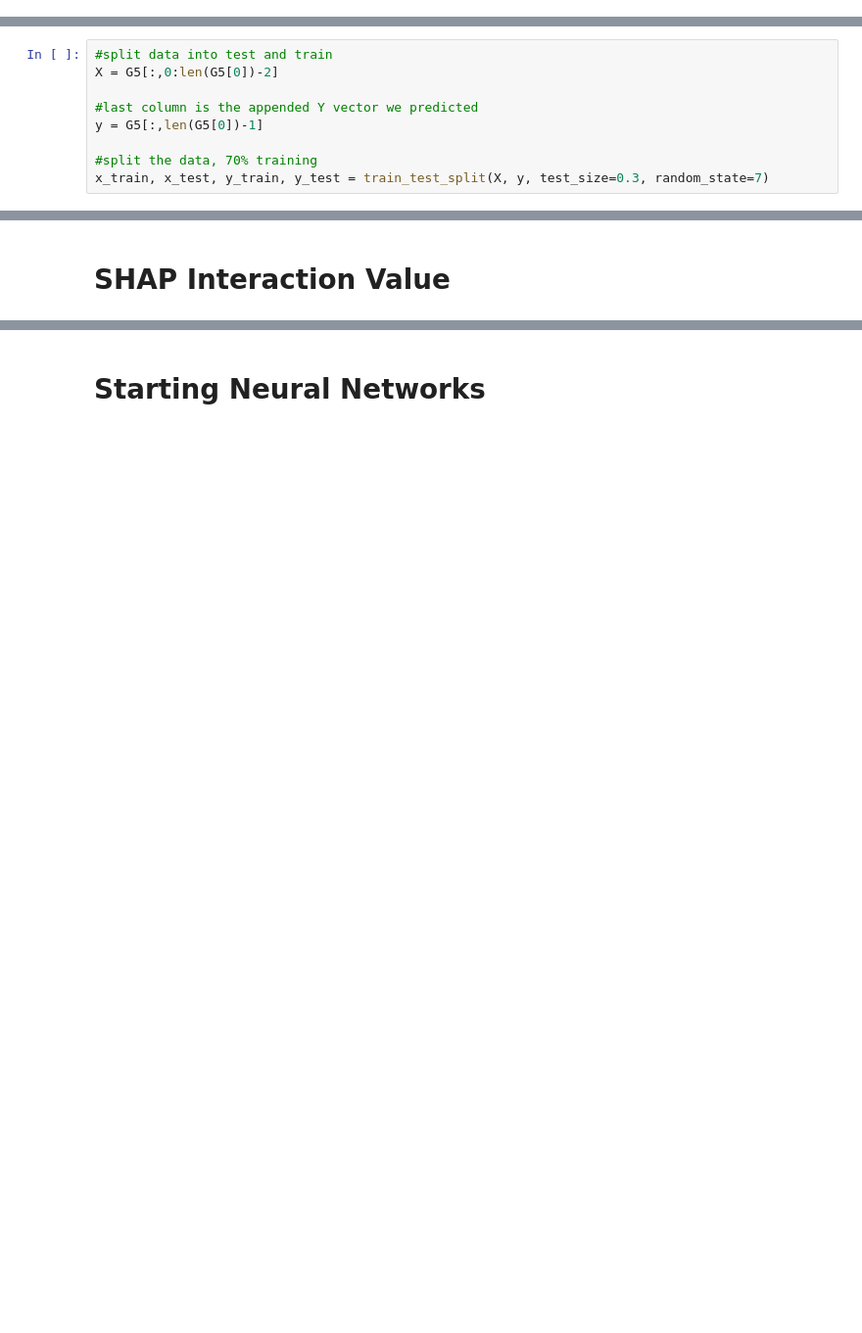
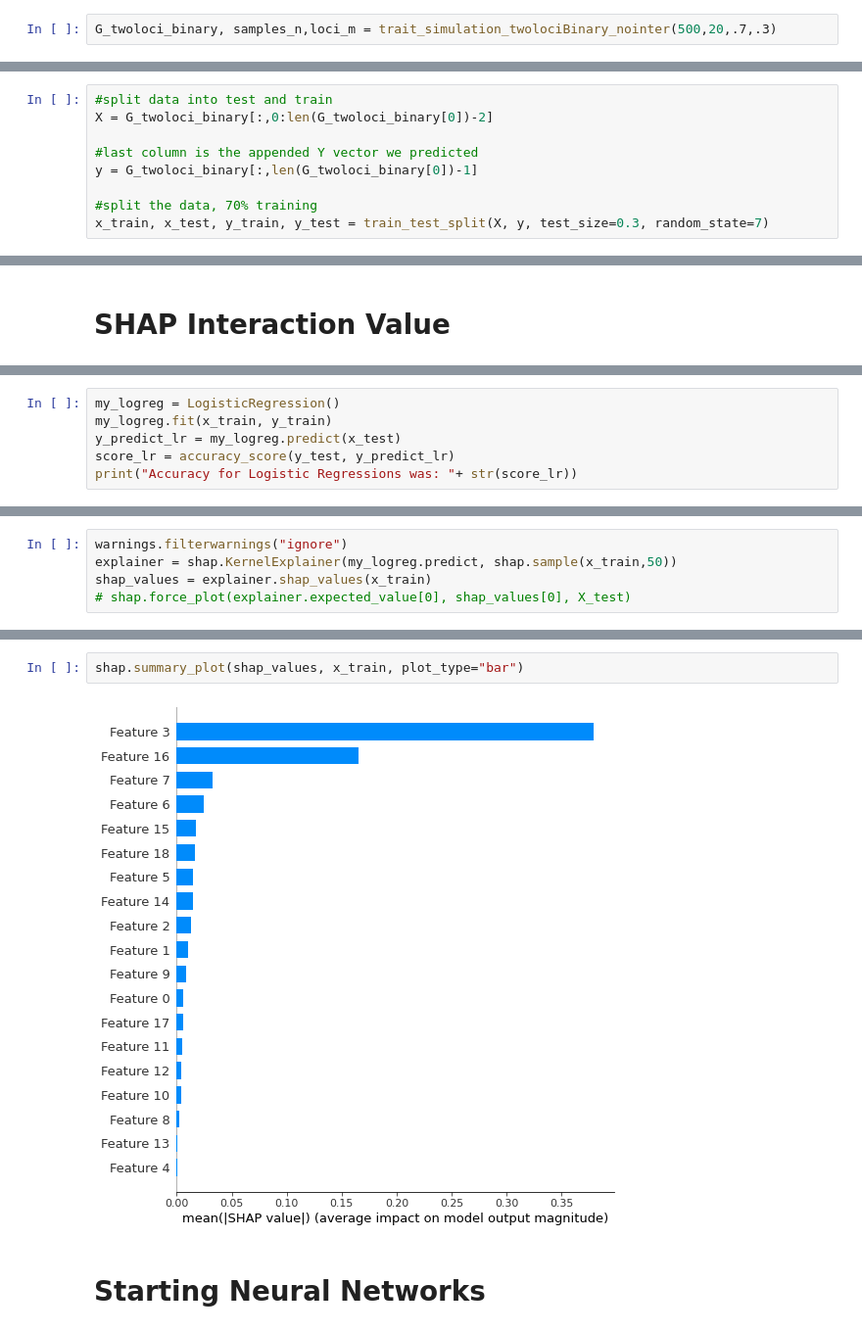
Before and after one commit to KevinDelao/UCLA_Summer_Project, a Jupyter notebook: UCLA_Summer_Code.ipynb, the cells around one changed output, grey strips where cells are left out. Shown at 98% size. Cells and saved outputs as stored; diff of their text form; blank space fills up the shorter version.

Commit message:
traits to binary traits

```diff
--- a/UCLA_Summer_Code.ipynb
+++ b/UCLA_Summer_Code.ipynb
@@ -221 +301,3 @@ G_oneloci, samples_n,loci_m = trait_simulation_oneloci(500,20,.7,.3)
+# %%
+G_twoloci_binary, samples_n,loci_m = trait_simulation_twolociBinary_nointer(500,20,.7,.3)
 # %% [markdown]
@@ -292,10 +368,10 @@ G_twointerloci,loci_m = trait_simulation_twoloci_inter(500,20,.9,.2,2,0)
 # Split the data
 # %%
 #split data into test and train
-X = G5[:,0:len(G5[0])-2]
+X = G_twoloci_binary[:,0:len(G_twoloci_binary[0])-2]
 
 #last column is the appended Y vector we predicted
-y = G5[:,len(G5[0])-1]
+y = G_twoloci_binary[:,len(G_twoloci_binary[0])-1]
 
 #split the data, 70% training
 x_train, x_test, y_train, y_test = train_test_split(X, y, test_size=0.3, random_state=7)
@@ -425,0 +474,6 @@ shap.summary_plot(shap_interaction_values_2d, x2, sort=True)
+# %%
+my_logreg = LogisticRegression()
+my_logreg.fit(x_train, y_train)
+y_predict_lr = my_logreg.predict(x_test)
+score_lr = accuracy_score(y_test, y_predict_lr)
+print("Accuracy for Logistic Regressions was: "+ str(score_lr))
@@ -425,0 +482,5 @@ shap.summary_plot(shap_interaction_values_2d, x2, sort=True)
+# %%
+warnings.filterwarnings("ignore")
+explainer = shap.KernelExplainer(my_logreg.predict, shap.sample(x_train,50))
+shap_values = explainer.shap_values(x_train)
+# shap.force_plot(explainer.expected_value[0], shap_values[0], X_test)
@@ -426,2 +489,6 @@ shap.summary_plot(shap_interaction_values_2d, x2, sort=True)
+# %%
+shap.summary_plot(shap_values, x_train, plot_type="bar")
+# %% [output]
+[figure, added]
 # %% [markdown]
 # Starting Neural Networks
```
Also changed, not shown: parts of 37 cells of this notebook.
